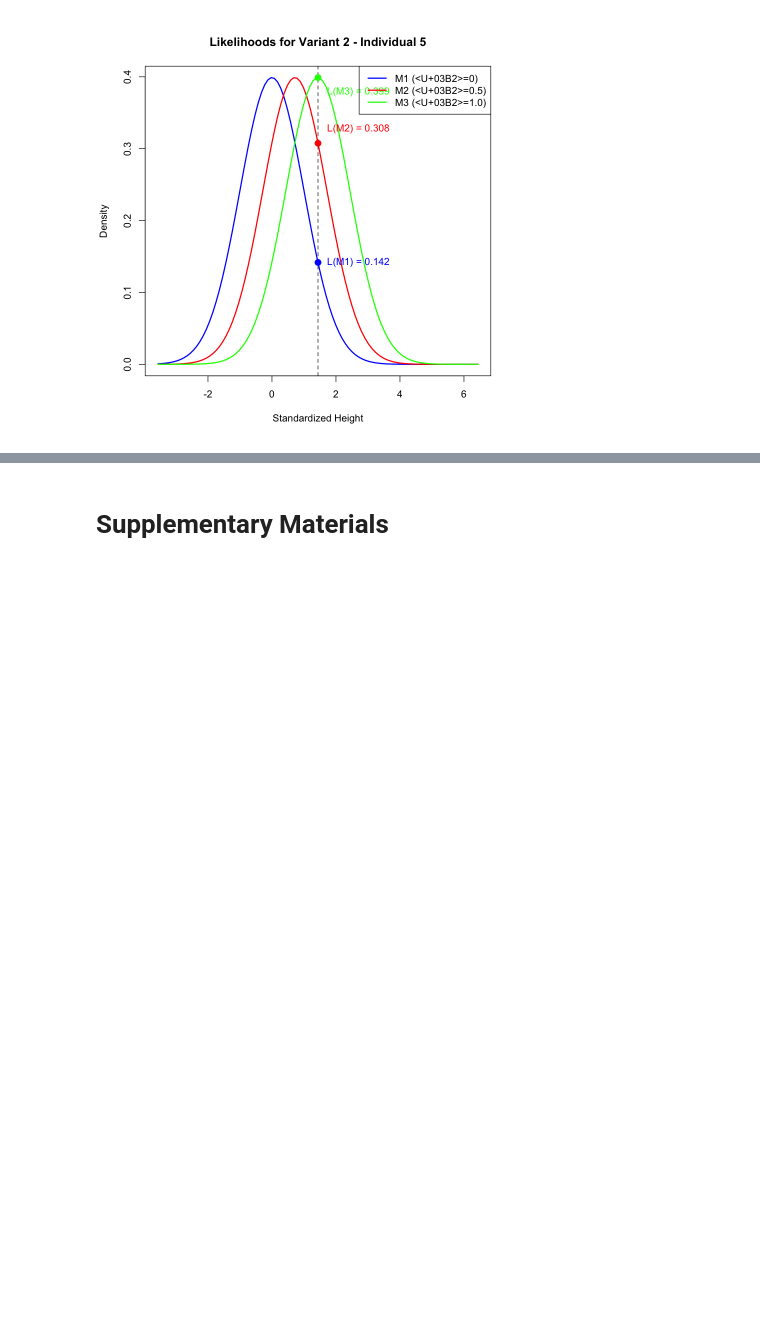
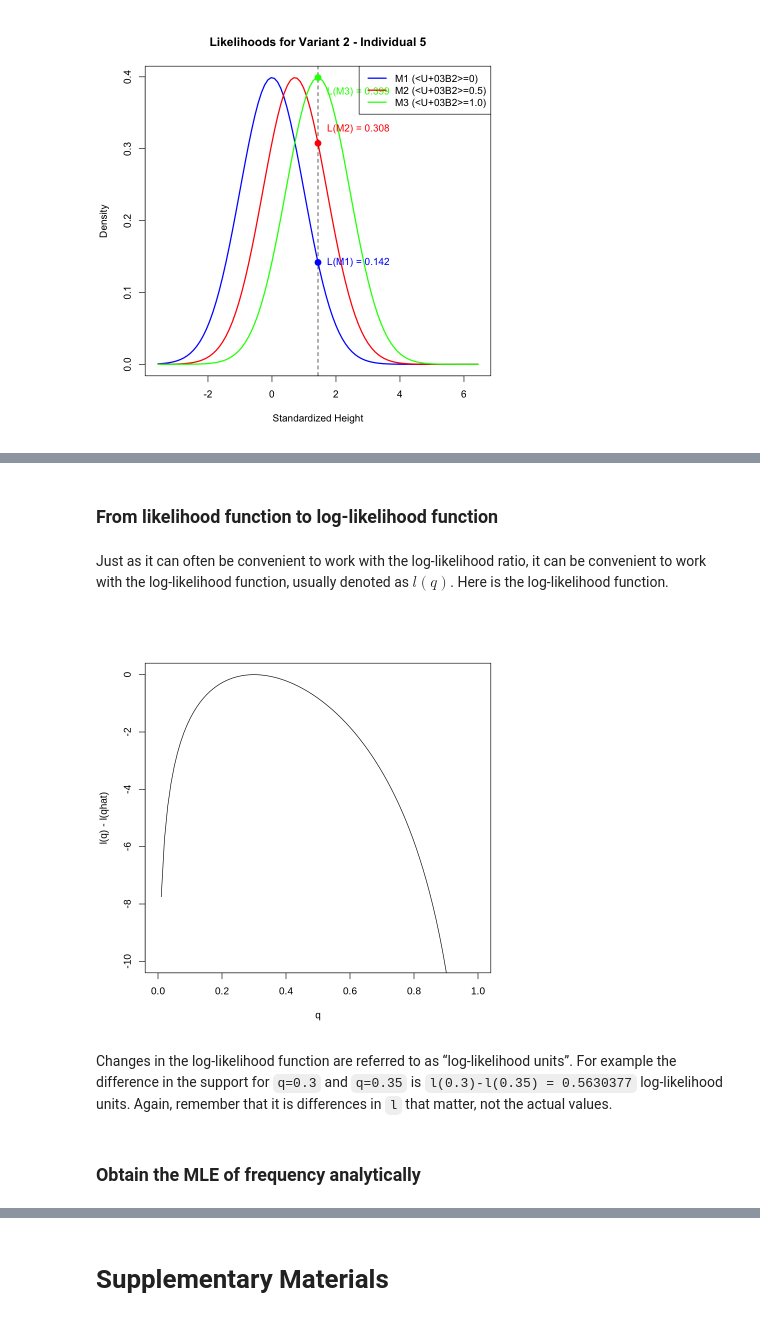
Before and after one commit to StatFunGen/statgen-prerequisites, a Jupyter notebook: likelihood.ipynb, the cells around one changed output, grey strips where cells are left out. Cells and saved outputs as stored; diff of their text form; code cells hidden in the pictures; blank space fills up the shorter version.

```diff
--- a/likelihood.ipynb
+++ b/likelihood.ipynb
@@ -244,0 +328,16 @@ legend("topright",
+# %% [markdown]
+### From likelihood function to log-likelihood function
+# %% [markdown]
+Just as it can often be convenient to work with the log-likelihood ratio, it can be convenient to work with the log-likelihood function, usually denoted as $l(q)$.  Here is the log-likelihood function.
+# %%
+q <- seq(0, 1, length = 100)
+l <- function(q) {
+    3 * log(q) + 7 * log(1 - q)
+}
+plot(q, l(q) - l(0.3), ylab = "l(q) - l(qhat)", xlab = "q", type = "l", ylim = c(-10, 0))
+# %% [output]
+[figure, added]
+# %% [markdown]
+Changes in the log-likelihood function are referred to as “log-likelihood units”. For example the difference in the support for `q=0.3` and `q=0.35` is `l(0.3)-l(0.35) = 0.5630377` log-likelihood units. Again, remember that it is differences in `l` that matter, not the actual values.
+# %% [markdown]
+### Obtain the MLE of frequency analytically
```
Also changed, not shown: parts of 14 cells of this notebook.
